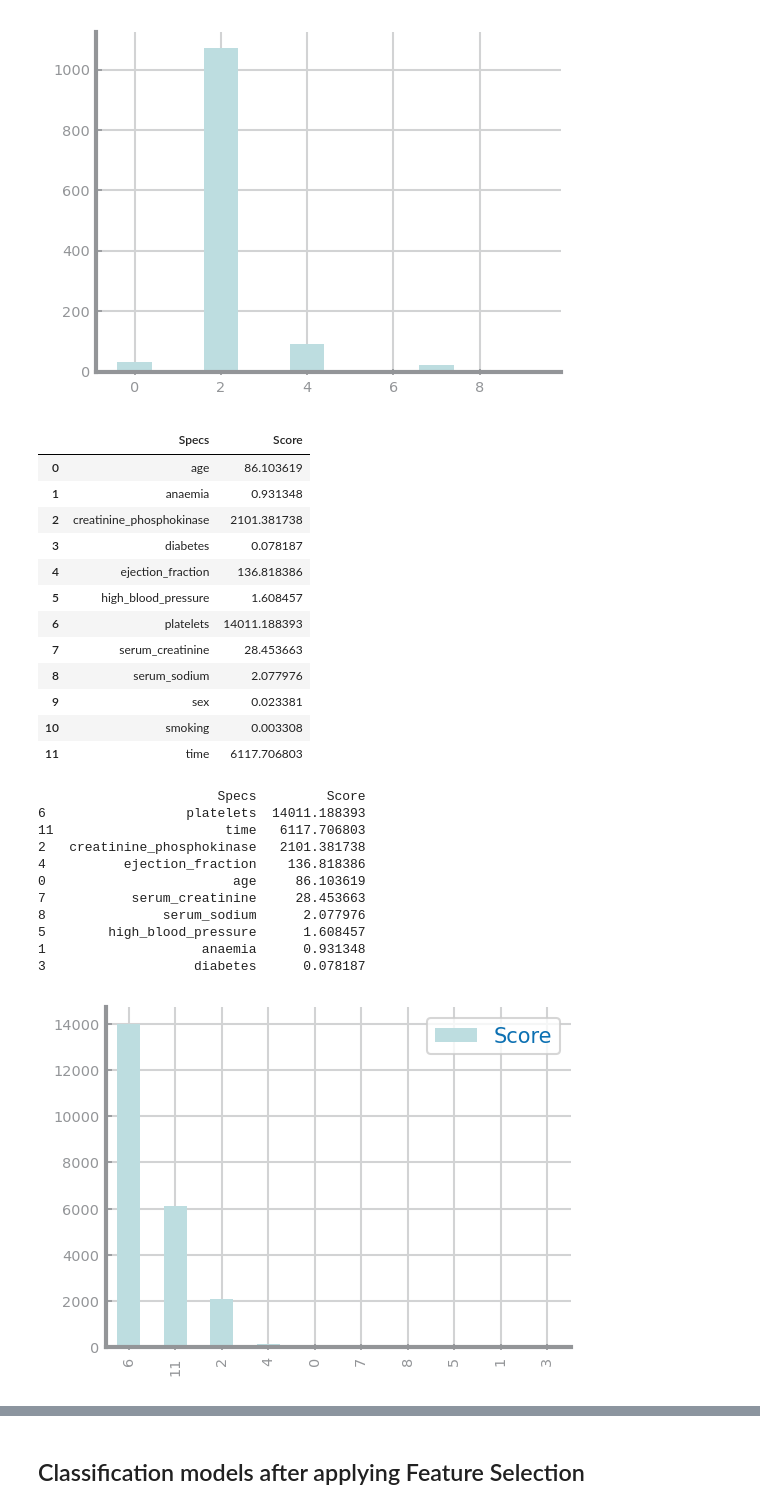
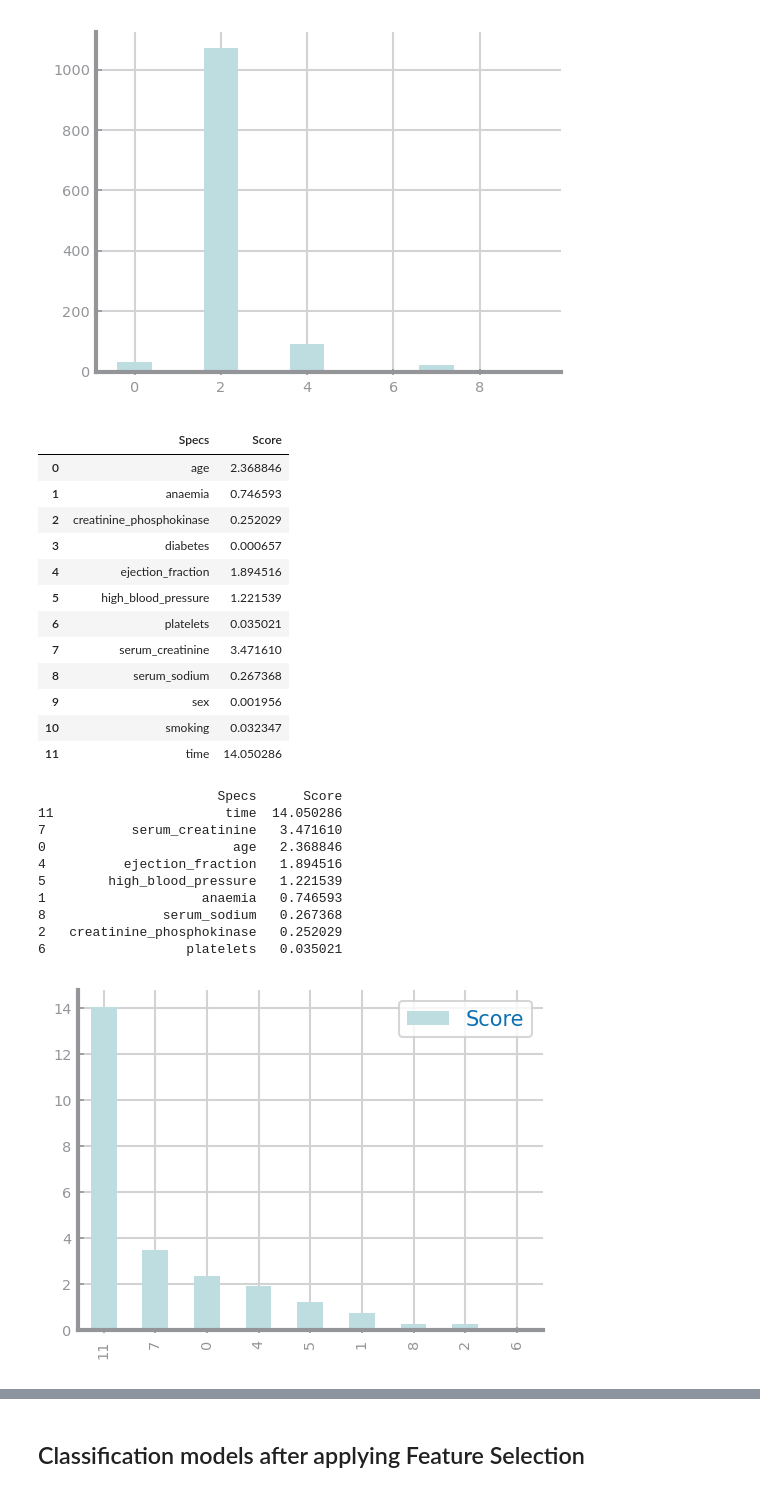
Before and after one commit to diogo-costa98/cdados, a Jupyter notebook: Lab5/Lab5_heart_failure.ipynb, the cells around one changed output, grey strips where cells are left out. Saved outputs shown, nothing was run; the diff lists cells and outputs as text; code cells hidden in the pictures.

```diff
--- a/Lab5/Lab5_heart_failure.ipynb
+++ b/Lab5/Lab5_heart_failure.ipynb
@@ -355,19 +371,10 @@ time                        0.526964
 DEATH_EVENT                 1.000000
 Name: DEATH_EVENT, dtype: float64
 # %%
-from sklearn.naive_bayes import *
 clf = GaussianNB()
-
-# lr = LogisticRegression()
 cv = KFold(n_splits=10, random_state=40, shuffle=False)
-sfs1 = SFS(clf,
-           k_features=7,
-           forward=True,
-           scoring='accuracy',
-           cv=cv)
-
+sfs1 = SFS(clf, k_features=12, forward=True, scoring='accuracy', cv=cv)
 sfs1.fit(X,y)
-
 sfs1.subsets_
 # %% [output]
 {1: {'feature_idx': (11,),
@@ -395,19 +402,10 @@ Feature 4: ejection_fraction
 Feature 7: serum_creatinine
 Feature 11: time
 # %%
-
-clf = GaussianNB()
-
 lr = LogisticRegression()
 cv = KFold(n_splits=10, random_state=40, shuffle=False)
-sfs1 = SFS(lr,
-           k_features=1,
-           forward=False,
-           scoring='accuracy',
-           cv=cv)
-
+sfs1 = SFS(lr, k_features=1, forward=False, scoring='accuracy', cv=cv)
 sfs1.fit(X,y)
-
 sfs1.subsets_
 # %% [output]
 {12: {'feature_idx': (0, 1, 2, 3, 4, 5, 6, 7, 8, 9, 10, 11),
@@ -445,7 +443,7 @@ print(X_selected.shape)
 # %%
 #apply SelectKBest class to extract top 10 best features
-bestfeatures = SelectKBest(score_func=chi2, k=10)
-fit = bestfeatures.fit(smote_X, smote_y)
+bestfeatures = SelectKBest(score_func=chi2, k=9)
+fit = bestfeatures.fit(X, y)
 # %%
 dfscores = pd.DataFrame(fit.scores_)
 dfcolumns = pd.DataFrame(data_columns)
@@ -485,36 +495,35 @@ Feature 9: 0.011472 sex
 featureScores
 # %% [output]
 |  | Specs | Score |
-| 0 | age | 86.103619 |
-| 1 | anaemia | 0.931348 |
-| 2 | creatinine_phosphokinase | 2101.381738 |
-| 3 | diabetes | 0.078187 |
-| 4 | ejection_fraction | 136.818386 |
-| 5 | high_blood_pressure | 1.608457 |
-| 6 | platelets | 14011.188393 |
-| 7 | serum_creatinine | 28.453663 |
-| 8 | serum_sodium | 2.077976 |
-| 9 | sex | 0.023381 |
-| 10 | smoking | 0.003308 |
-| 11 | time | 6117.706803 |
+| 0 | age | 2.368846 |
+| 1 | anaemia | 0.746593 |
+| 2 | creatinine_phosphokinase | 0.252029 |
+| 3 | diabetes | 0.000657 |
+| 4 | ejection_fraction | 1.894516 |
+| 5 | high_blood_pressure | 1.221539 |
+| 6 | platelets | 0.035021 |
+| 7 | serum_creatinine | 3.471610 |
+| 8 | serum_sodium | 0.267368 |
+| 9 | sex | 0.001956 |
+| 10 | smoking | 0.032347 |
+| 11 | time | 14.050286 |
 # %%
-print(featureScores.nlargest(10,'Score'))  #print 10 best features
+print(featureScores.nlargest(,'Score'))  #print 10 best features
 # %% [output]
-                       Specs         Score
-6                  platelets  14011.188393
-11                      time   6117.706803
-2   creatinine_phosphokinase   2101.381738
-4          ejection_fraction    136.818386
-0                        age     86.103619
-7           serum_creatinine     28.453663
-8               serum_sodium      2.077976
-5        high_blood_pressure      1.608457
-1                    anaemia      0.931348
-3                   diabetes      0.078187
+                       Specs      Score
+11                      time  14.050286
+7           serum_creatinine   3.471610
+0                        age   2.368846
+4          ejection_fraction   1.894516
+5        high_blood_pressure   1.221539
+1                    anaemia   0.746593
+8               serum_sodium   0.267368
+2   creatinine_phosphokinase   0.252029
+6                  platelets   0.035021
 # %%
-ax = featureScores.nlargest(10,'Score').plot.bar()
+ax = featureScores.nlargest(,'Score').plot.bar()
 # %% [output]
-[figure, old version]
+[figure, new version]
 # %%
 from sklearn.ensemble import ExtraTreesClassifier
 model = ExtraTreesClassifier()
```
Also changed, not shown: parts of 23 cells of this notebook, 6 other files.
